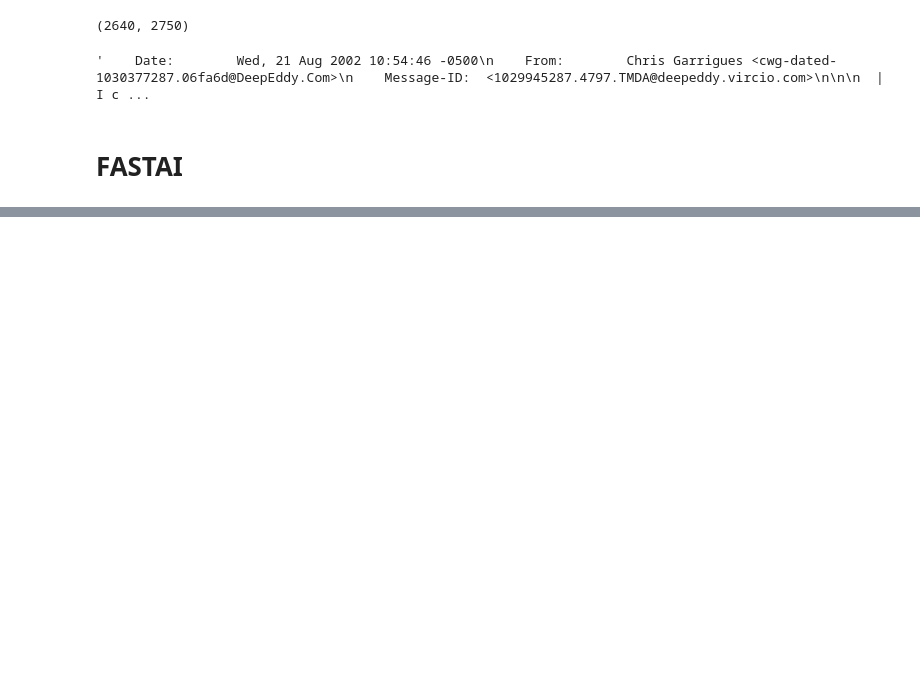
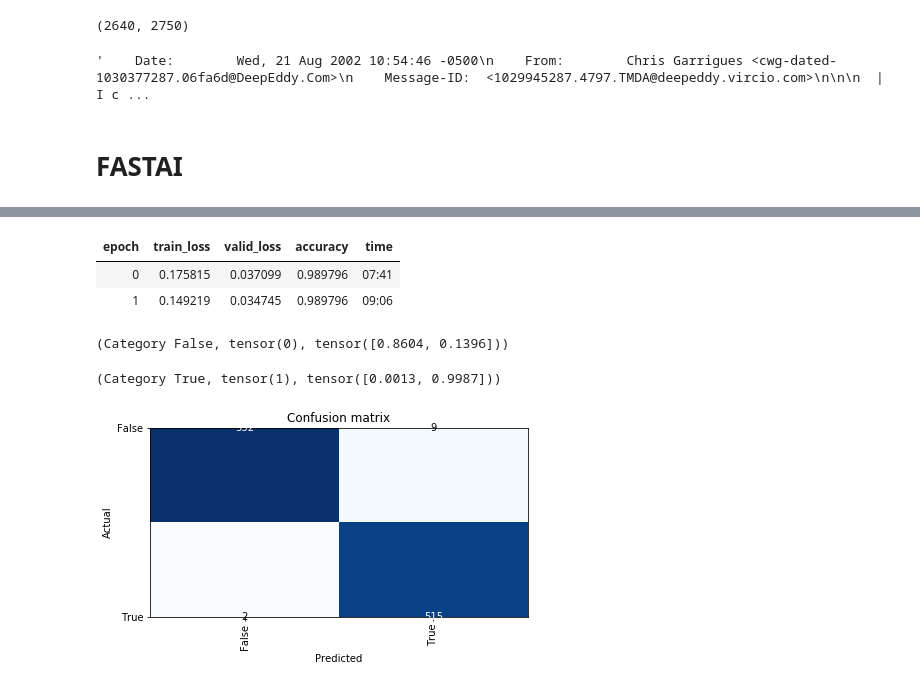
Before and after one commit to moaaztaha/Spam-Mail-Classifier, a Jupyter notebook: FASTAI.ipynb, the cells around one changed output, grey strips where cells are left out. Cells and saved outputs as stored; diff of their text form; code cells hidden in the pictures; blank space fills up the shorter version.

```diff
--- a/FASTAI.ipynb
+++ b/FASTAI.ipynb
@@ -24,0 +456,10 @@ from fastai.text import *
+# %%
+# same settings but with smaller bs as we freeze more layers
+bs = 8
+data_clas = load_data('datasets/', 'data_clas.pkl', bs=bs)
+data_clas.show_batch()
+
+learn = text_classifier_learner(data_clas, AWD_LSTM, drop_mult=.5)
+learn.load_encoder('fine_tubed_enc')
+
+learn.load('third')
@@ -24,0 +490,7 @@ from fastai.text import *
+# %%
+learn.unfreeze()
+learn.fit_one_cycle(2, slice(1e-3/(2.6**4),1e-3), moms=(0.8,0.7))
+# %% [output]
+| epoch | train_loss | valid_loss | accuracy | time |
+| 0 | 0.175815 | 0.037099 | 0.989796 | 07:41 |
+| 1 | 0.149219 | 0.034745 | 0.989796 | 09:06 |
@@ -24,0 +499,14 @@ from fastai.text import *
+# %%
+learn.predict("Jeff, As we discussed, attached is a comprehensive list of the team and deals. As you know, Louise formally calls our team Asset Marketing. I tend to think that we play a number of roles including corporate development, CTG, deal structuring, and anything else that is required to get a deal done. In addition to the core team, I believe we also need to consider other issues related to asset sales including DealBench ('DB').  DB is a tremendous platform, that should be maintained.  It facilitates the sales process in so many ways, and would require very little to keep it alive.  Jon Hoff in our group can do almost anything related to DB and would probably require one engineer (not 100% of his time) to be available for DB to maintained.  In addition to our team, the development group run by Ben Jacoby has been selling development sites, and Chris Calger has a team out west that has had a lot of success.  These groups (or a subset thereof), I believe should be maintained for the assets that they hold today and potentially other sales as well.")
+# %% [output]
+(Category False, tensor(0), tensor([0.8604, 0.1396]))
+# %%
+learn.predict("HERE'S GOOD NEWS There IS an alternative to MLM that WORKS, and works BIG! If you haven't yet abandoned your dreams, then you need to see this. Earning the kind of income you've dreamed about is easier than you think! With your permission, I'd like to send you a brief letter that will tell you WHY MLM doesn't work for most people and will then introduce you to something so new and refreshing that you'll wonder why you haven't heard of this before.")
+# %% [output]
+(Category True, tensor(1), tensor([0.0013, 0.9987]))
+# %%
+interp = ClassificationInterpretation.from_learner(learn)
+interp.plot_confusion_matrix()
+interp.con
+# %% [output]
+[figure, added]
```
Also changed, not shown: parts of 56 cells of this notebook, 2 other files.
